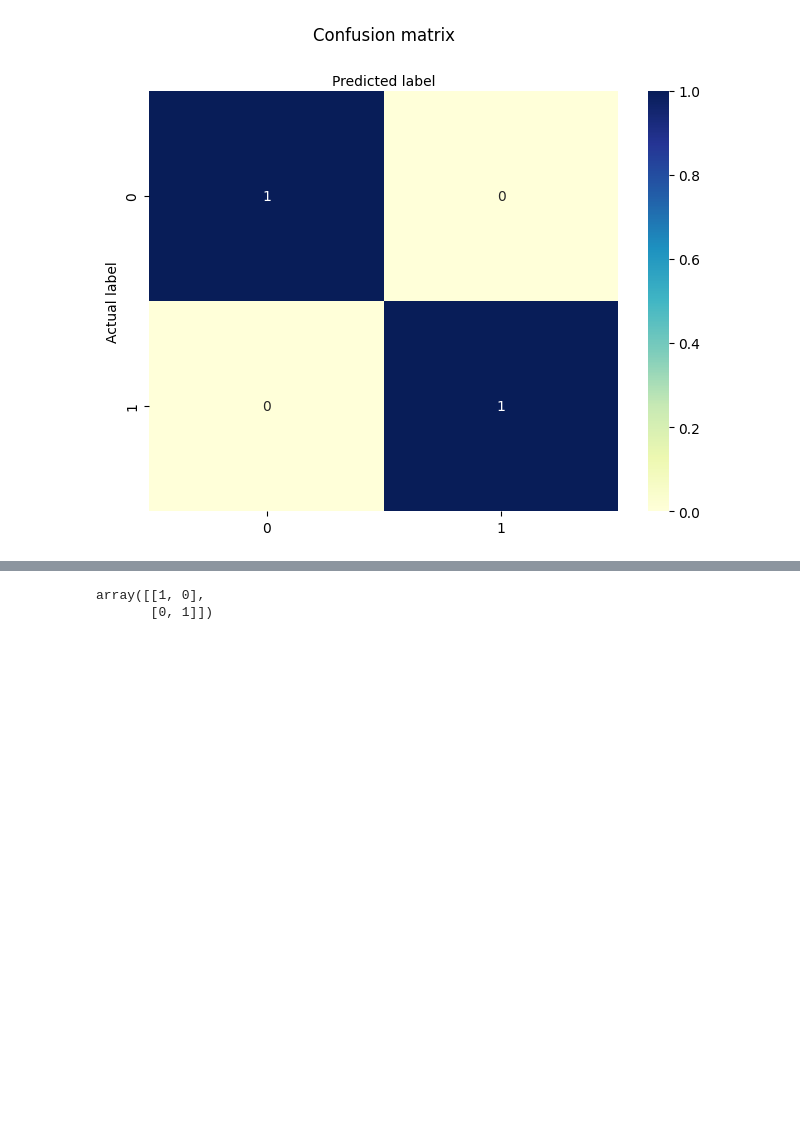
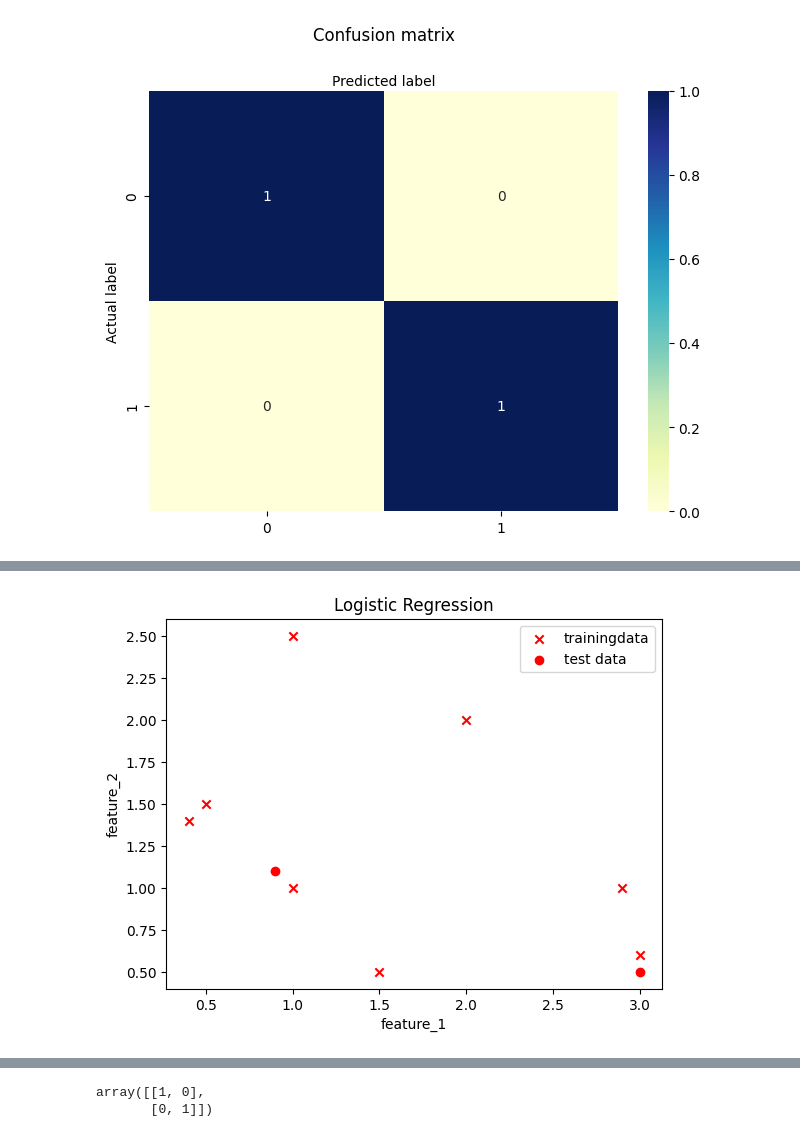
Before and after one commit to stevechengnyc/ML-AndrewNg, a Jupyter notebook: C1-Supervised ML_Regression and Classification/Week 3/C1_W3_Lab07_Scikit_Learn_Soln.ipynb, the cells around one changed output, grey strips where cells are left out. Cells and saved outputs as stored; diff of their text form; code cells hidden in the pictures; blank space fills up the shorter version.

```diff
--- a/C1-Supervised ML_Regression and Classification/Week 3/C1_W3_Lab07_Scikit_Learn_Soln.ipynb
+++ b/C1-Supervised ML_Regression and Classification/Week 3/C1_W3_Lab07_Scikit_Learn_Soln.ipynb
@@ -107,0 +154,11 @@ Text(0.5, 427.9555555555555, 'Predicted label')
+# %%
+#fig, ax = plt.subplots()
+plt.scatter(X_train[:,0], X_train[:,1],  marker='x',  c = 'red', label="trainingdata")
+plt.scatter(X_test[:,0], X_test[:,1],  marker = 'o', c='r',  label='test data')
+plt.title('Logistic Regression')
+plt.xlabel('feature_1')
+plt.ylabel('feature_2')
+plt.legend()
+plt.show()
+# %% [output]
+[figure, added]
```
Also changed, not shown: parts of 18 cells of this notebook.
